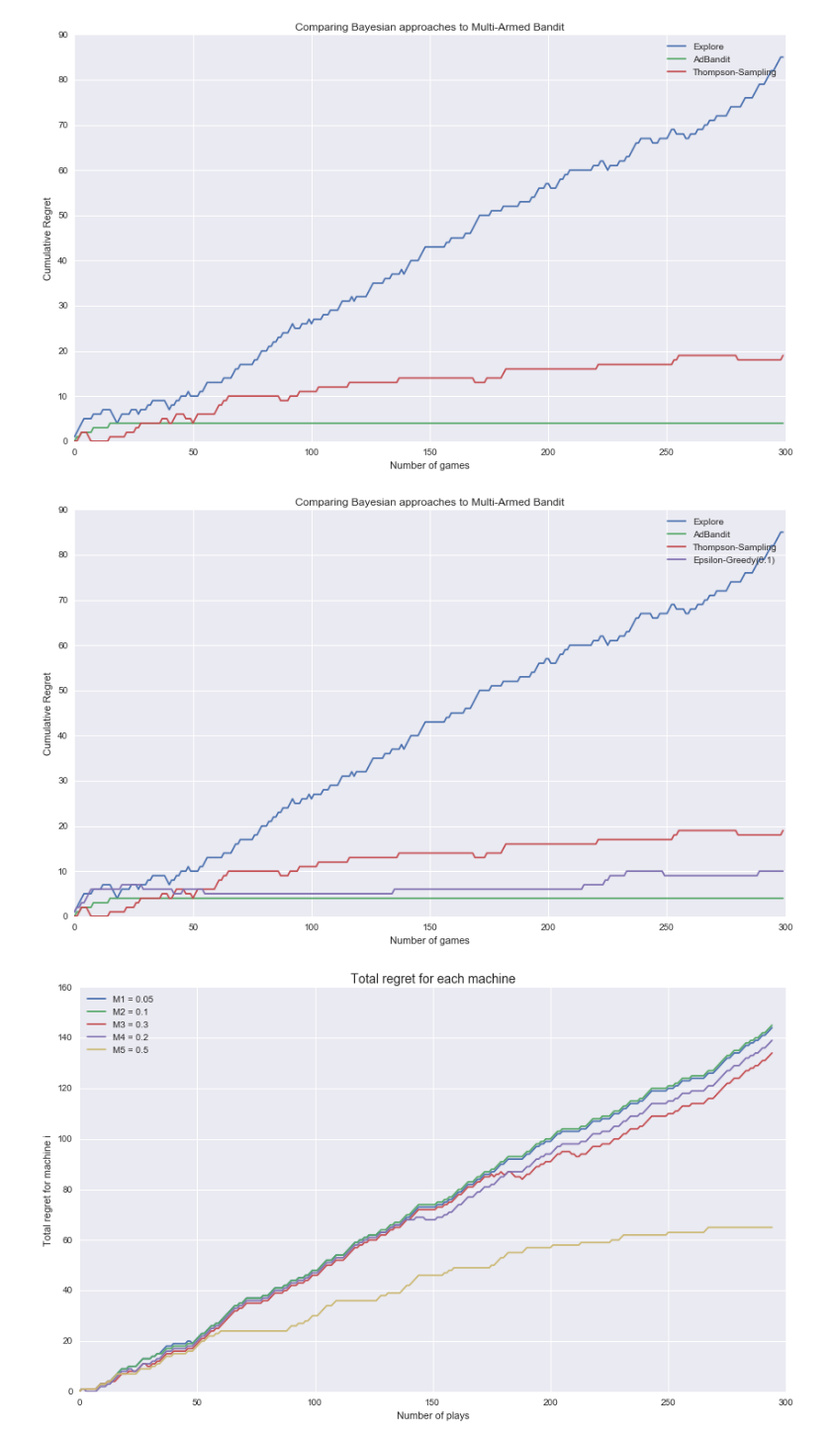
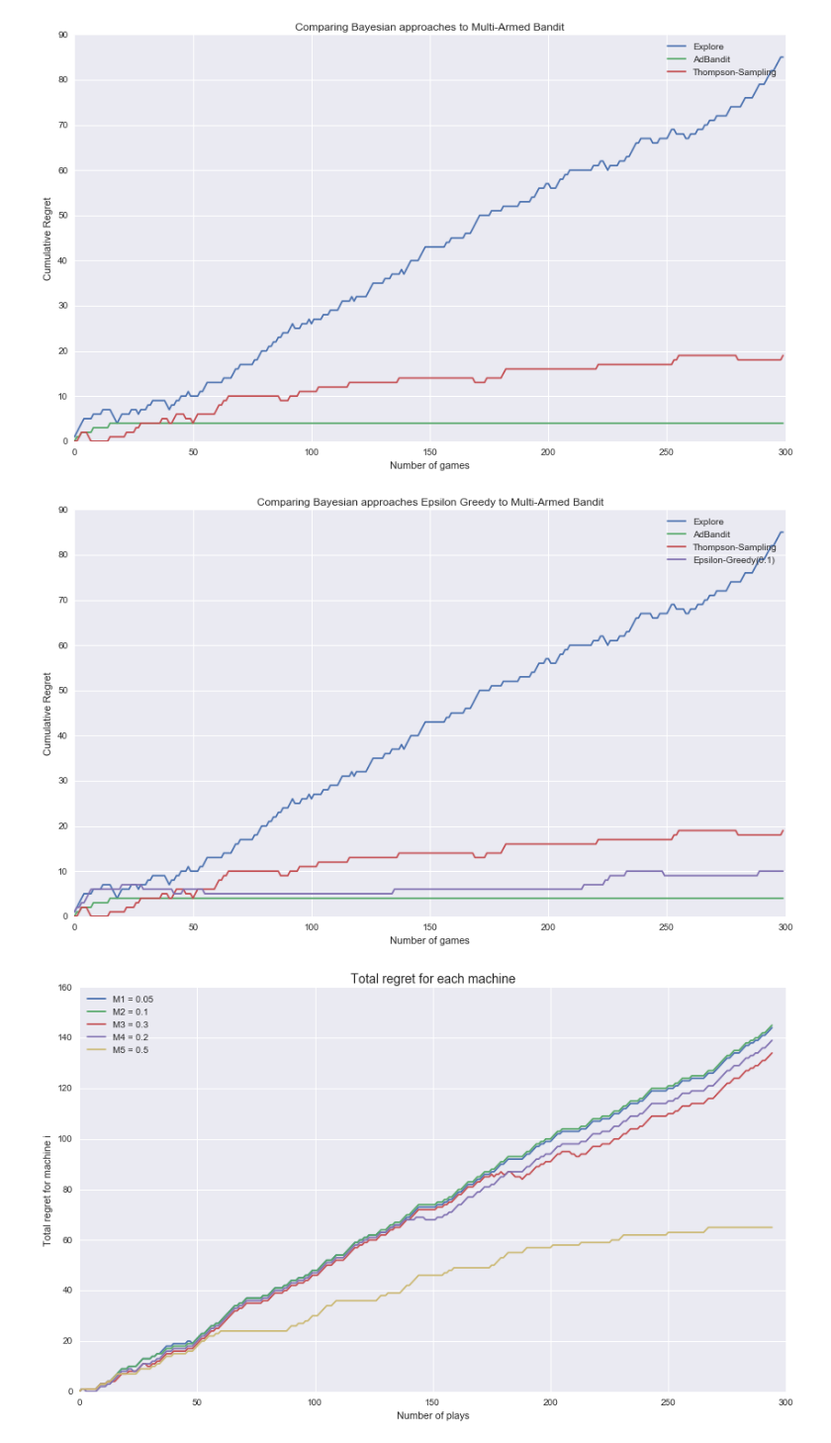
Before and after one commit to timoryxl/Multi-armed-bandit, a Jupyter notebook: bandit_update.ipynb, the cells around one changed output. Shown at 99% size. Drawn from its saved outputs; the diff is of its cells as text; code cells hidden in the pictures.

Commit message:
added plots

```diff
--- a/bandit_update.ipynb
+++ b/bandit_update.ipynb
@@ -175,18 +175,17 @@ plt.show()
 [figure]
 # %%
 plt.figure(figsize=(14,8))
-plt.title("Comparing Bayesian approaches to Multi-Armed Bandit")
+plt.title("Comparing Bayesian approaches Epsilon Greedy to Multi-Armed Bandit")
 plt.ylabel("Cumulative Regret")
 plt.xlabel("Number of games")
 plt.plot(np.cumsum(explore[3] - explore[1]))
 plt.plot(np.cumsum(exploit[3] - exploit[1]))
 plt.plot(np.cumsum(thompson[3] - thompson[1]))
 plt.plot(np.cumsum(egreedy[3] - egreedy[1]))
-plt.legend(['Explore','AdBandit','Thompson-Sampling'])
 plt.legend(['Explore','AdBandit','Thompson-Sampling', 'Epsilon-Greedy(0.1)'])
 plt.show()
 # %% [output]
-[figure, old version]
+[figure, new version]
 # %%
 """
 UCB1 Algorithm
```
Also changed, not shown: 11 other files.
